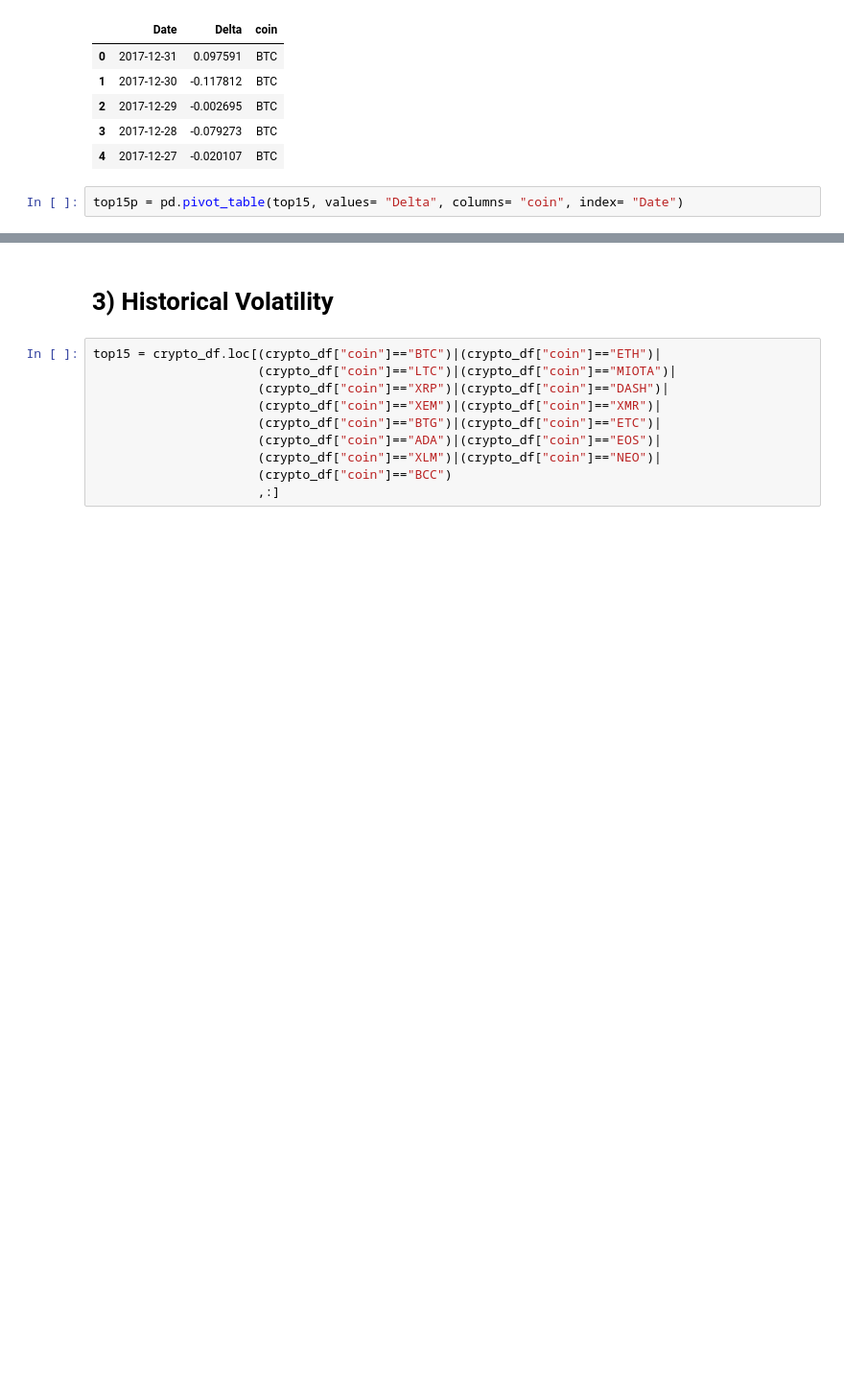
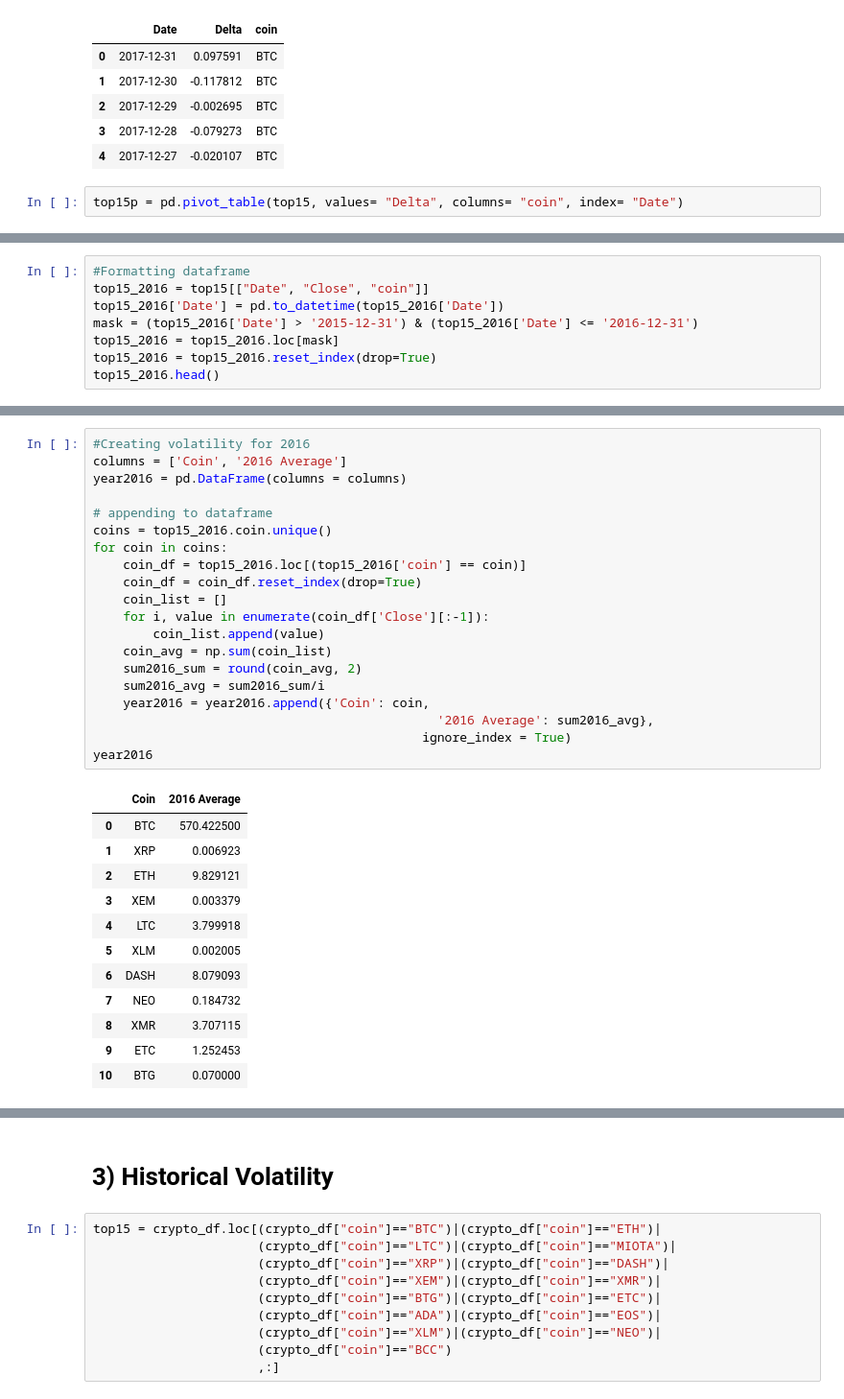
Before and after one commit to sharonsu94/cryptocurrency, a Jupyter notebook: Crypto+Analysis.ipynb, the cells around one changed output, grey strips where cells are left out. Shown at 96% size. Cells and saved outputs as stored; diff of their text form; blank space fills up the shorter version.

```diff
--- a/Crypto+Analysis.ipynb
+++ b/Crypto+Analysis.ipynb
@@ -206,0 +327,8 @@ top15p.corr()
+# %%
+#Formatting dataframe
+top15_2016 = top15[["Date", "Close", "coin"]]
+top15_2016['Date'] = pd.to_datetime(top15_2016['Date'])
+mask = (top15_2016['Date'] > '2015-12-31') & (top15_2016['Date'] <= '2016-12-31')
+top15_2016 = top15_2016.loc[mask]
+top15_2016 = top15_2016.reset_index(drop=True)
+top15_2016.head()
@@ -206,0 +342,33 @@ top15p.corr()
+# %%
+#Creating volatility for 2016
+columns = ['Coin', '2016 Average']
+year2016 = pd.DataFrame(columns = columns)
+
+# appending to dataframe
+coins = top15_2016.coin.unique()
+for coin in coins:
+    coin_df = top15_2016.loc[(top15_2016['coin'] == coin)]
+    coin_df = coin_df.reset_index(drop=True)
+    coin_list = []
+    for i, value in enumerate(coin_df['Close'][:-1]):
+        coin_list.append(value)
+    coin_avg = np.sum(coin_list)
+    sum2016_sum = round(coin_avg, 2)
+    sum2016_avg = sum2016_sum/i
+    year2016 = year2016.append({'Coin': coin,
+                                              '2016 Average': sum2016_avg},
+                                            ignore_index = True)
+year2016
+# %% [output]
+|  | Coin | 2016 Average |
+| 0 | BTC | 570.422500 |
+| 1 | XRP | 0.006923 |
+| 2 | ETH | 9.829121 |
+| 3 | XEM | 0.003379 |
+| 4 | LTC | 3.799918 |
+| 5 | XLM | 0.002005 |
+| 6 | DASH | 8.079093 |
+| 7 | NEO | 0.184732 |
+| 8 | XMR | 3.707115 |
+| 9 | ETC | 1.252453 |
+| 10 | BTG | 0.070000 |
```
Also changed, not shown: parts of 16 cells of this notebook, 2 other files.
